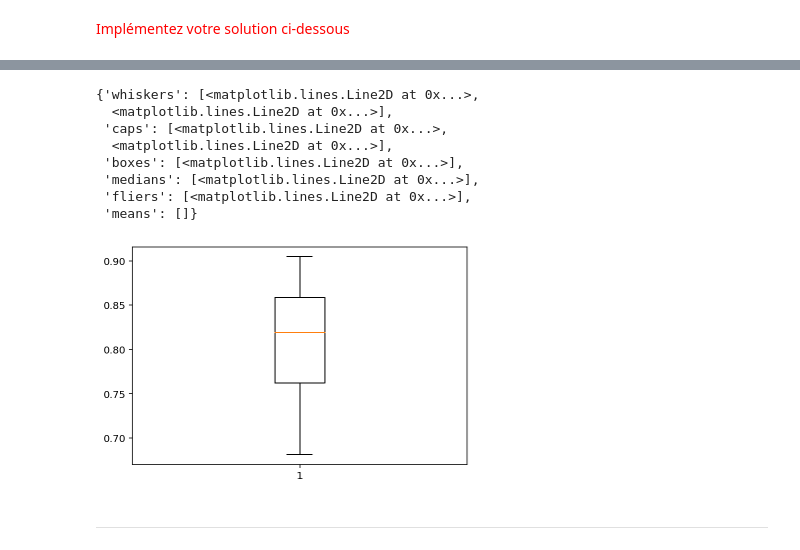
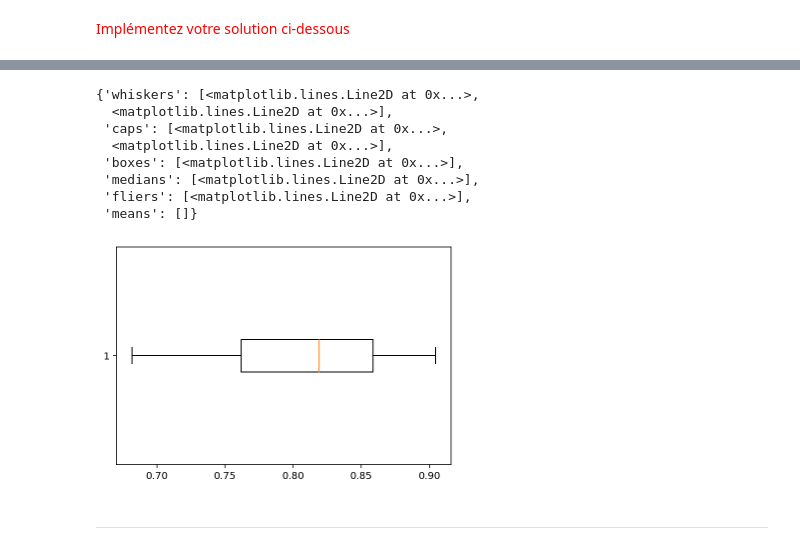
Before and after one commit to ThierryKunda/isd2, a Jupyter notebook: TP 4 - Scikit-Learn - Complete.ipynb, the cells around one changed output, grey strips where cells are left out. Saved outputs shown, nothing was run; the diff lists cells and outputs as text; code cells hidden in the pictures.

```diff
--- a/TP 4 - Scikit-Learn - Complete.ipynb
+++ b/TP 4 - Scikit-Learn - Complete.ipynb
@@ -393,15 +401,15 @@ plt.bar(range(10), scores_cross_val, yerr=2*scores_cross_val.std())
 # %%
-plt.boxplot(scores_cross_val)
+plt.boxplot(scores_cross_val, vert=False)
 # %% [output]
 {'whiskers': [<matplotlib.lines.Line2D at 0x...>,
   <matplotlib.lines.Line2D at 0x...>],
  'caps': [<matplotlib.lines.Line2D at 0x...>,
   <matplotlib.lines.Line2D at 0x...>],
  'boxes': [<matplotlib.lines.Line2D at 0x...>],
  'medians': [<matplotlib.lines.Line2D at 0x...>],
  'fliers': [<matplotlib.lines.Line2D at 0x...>],
  'means': []}
-[figure, old version]
+[figure, new version]
 # %% [markdown]
 ---
 # %% [markdown]
```
Also changed, not shown: parts of 13 cells of this notebook.
